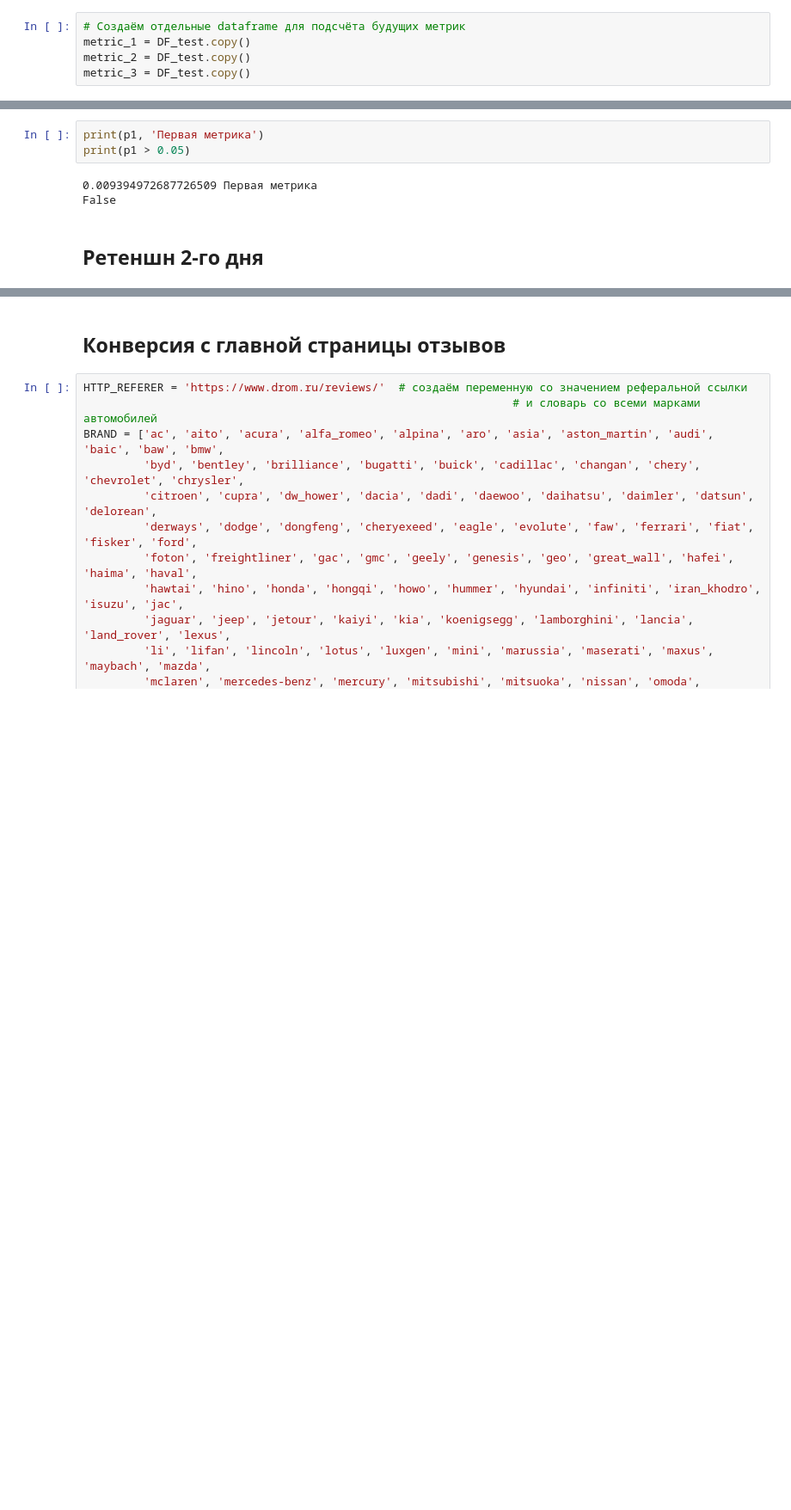
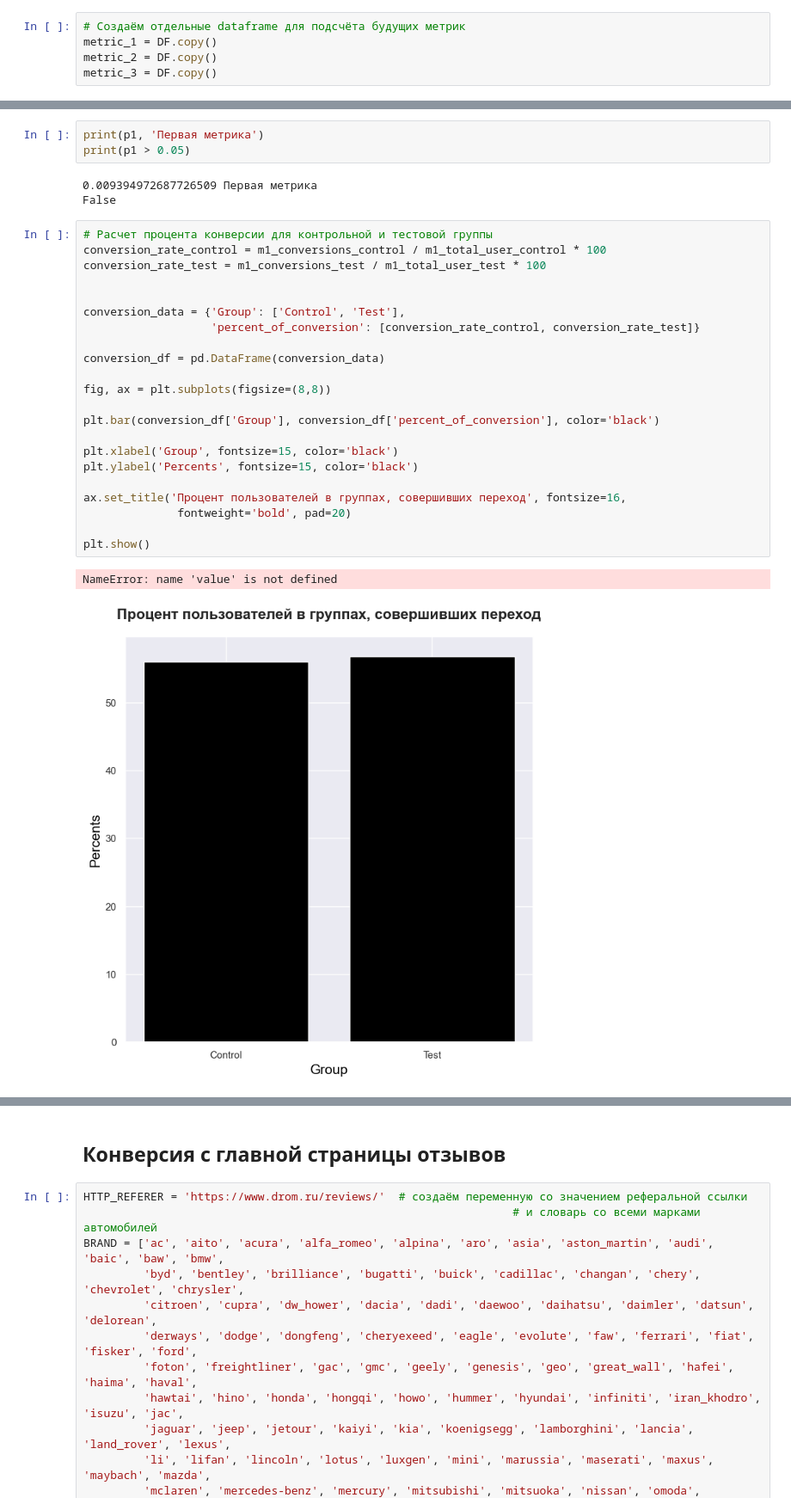
Before and after one commit to m-andreevmark/Portfolio, a Jupyter notebook: Такие разные конверсии.ipynb, the cells around one changed output, grey strips where cells are left out. Shown at 86% size. Saved outputs shown, nothing was run; the diff lists cells and outputs as text; blank space fills up the shorter version.

```diff
--- a/Такие разные конверсии.ipynb
+++ b/Такие разные конверсии.ipynb
@@ -54,6 +74,6 @@ DF_test = DF_test.drop(columns=['tme'], axis=1) #удаление столбца
 # %%
 # Создаём отдельные dataframe для подсчёта будущих метрик
-metric_1 = DF_test.copy()
-metric_2 = DF_test.copy()
-metric_3 = DF_test.copy()
+metric_1 = DF.copy()
+metric_2 = DF.copy()
+metric_3 = DF.copy()
 # %%
@@ -116,5 +139,28 @@ print(p1 > 0.05)
 # %% [output]
 0.009394972687726509 Первая метрика
 False
-# %% [markdown]
-## Ретеншн 2-го дня
+# %%
+# Расчет процента конверсии для контрольной и тестовой группы
+conversion_rate_control = m1_conversions_control / m1_total_user_control * 100
+conversion_rate_test = m1_conversions_test / m1_total_user_test * 100
+
+
+conversion_data = {'Group': ['Control', 'Test'],
+                   'percent_of_conversion': [conversion_rate_control, conversion_rate_test]}
+
+conversion_df = pd.DataFrame(conversion_data)
+
+fig, ax = plt.subplots(figsize=(8,8))
+
+plt.bar(conversion_df['Group'], conversion_df['percent_of_conversion'], color='black')
+
+plt.xlabel('Group', fontsize=15, color='black')
+plt.ylabel('Percents', fontsize=15, color='black')
+
+ax.set_title('Процент пользователей в группах, совершивших переход', fontsize=16,
+              fontweight='bold', pad=20)
+
+plt.show()
+# %% [output]
+NameError: name 'value' is not defined
+[figure, added]
```
Also changed, not shown: parts of 55 cells of this notebook.
